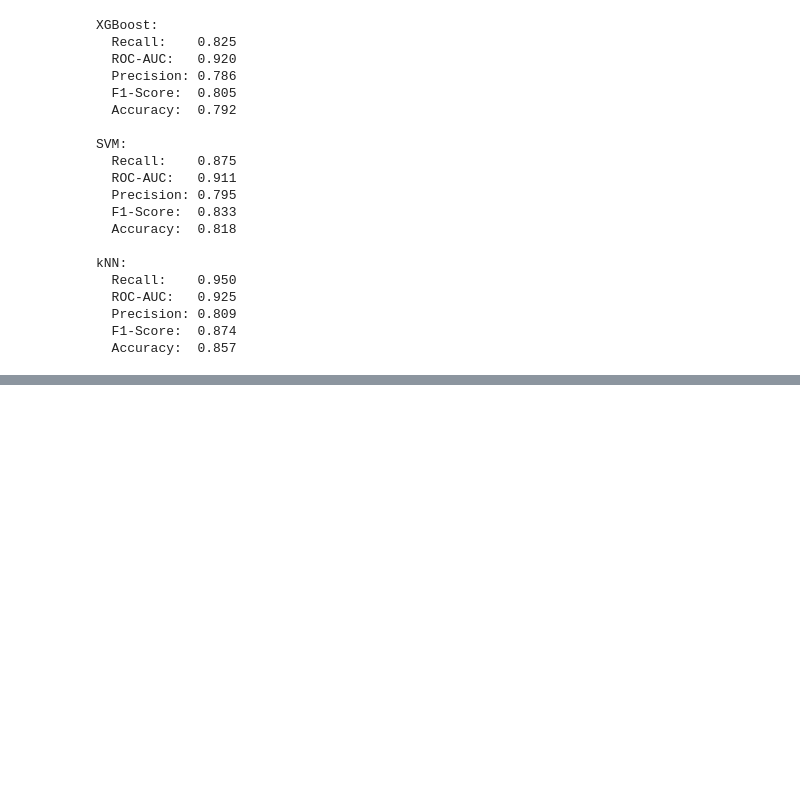
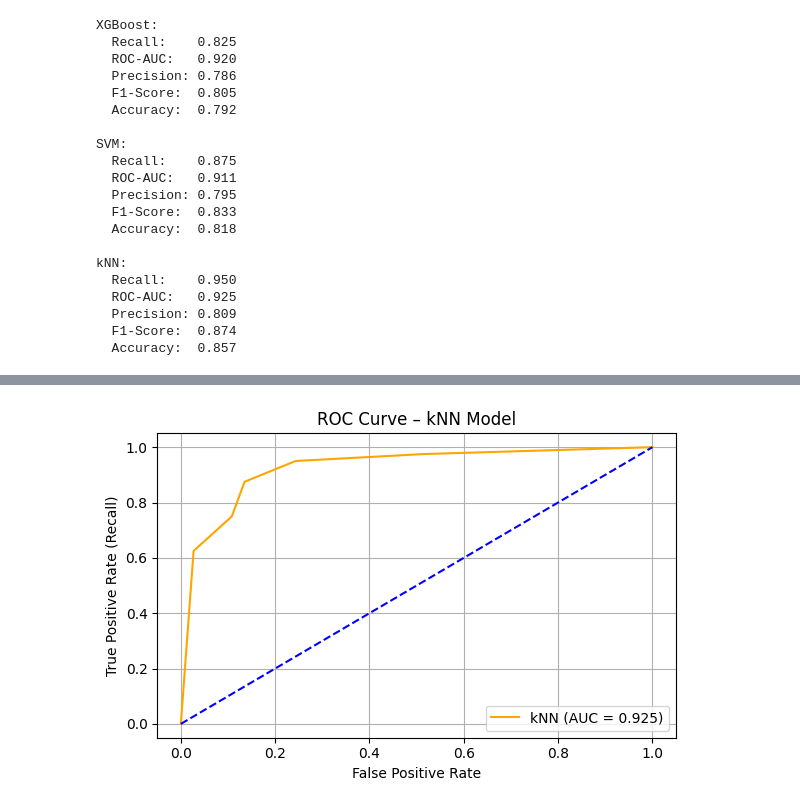
Before and after one commit to JDpodichetty/iRI_2025_AS, a Jupyter notebook: Code/cancer/pancreatic_cancer_code.ipynb, the cells around one changed output, grey strips where cells are left out. Saved outputs shown, nothing was run; the diff lists cells and outputs as text; code cells hidden in the pictures; blank space fills up the shorter version.

```diff
--- a/Code/cancer/pancreatic_cancer_code.ipynb
+++ b/Code/cancer/pancreatic_cancer_code.ipynb
@@ -1602,14 +1369,0 @@ plt.show()
-# %%
-# Detailed SHAP Analysis - Random Forest
-# Train the model
-rf_model = RandomForestClassifier(n_estimators=100, random_state=42)
-rf_model.fit(X_train_scaled, y_train)
-
-# SHAP Explainer (TreeExplainer is fast for tree models)
-explainer = shap.TreeExplainer(rf_model)
-
-# Compute SHAP values for test set
-shap_values = explainer.shap_values(X_test_scaled)
-
-# For binary classification: use class 1 SHAP values
-rf_shap = shap_values[1]
@@ -1666,0 +1370,27 @@ shap.summary_plot(shap_values_to_plot, X_test_df)
+# %%
+# Creating a roc curve visual for kNN
+
+# Train kNN model
+knn_model = KNeighborsClassifier()
+knn_model.fit(X_train_scaled, y_train)
+
+# Get probability scores for the positive class
+y_proba_knn = knn_model.predict_proba(X_test_scaled)[:, 1]
+
+# Compute ROC curve
+fpr, tpr, thresholds = roc_curve(y_test, y_proba_knn)
+roc_auc = roc_auc_score(y_test, y_proba_knn)
+
+# Plot ROC curve
+plt.figure(figsize=(6, 4))
+plt.plot(fpr, tpr, color='orange', label=f'kNN (AUC = {roc_auc:.3f})')
+plt.plot([0, 1], [0, 1], color='blue', linestyle='--')
+plt.xlabel('False Positive Rate')
+plt.ylabel('True Positive Rate (Recall)')
+plt.title('ROC Curve – kNN Model')
+plt.legend(loc='lower right')
+plt.grid(True)
+plt.tight_layout()
+plt.show()
+# %% [output]
+[figure, added]
```
Also changed, not shown: parts of 31 cells of this notebook, 1 other file.
